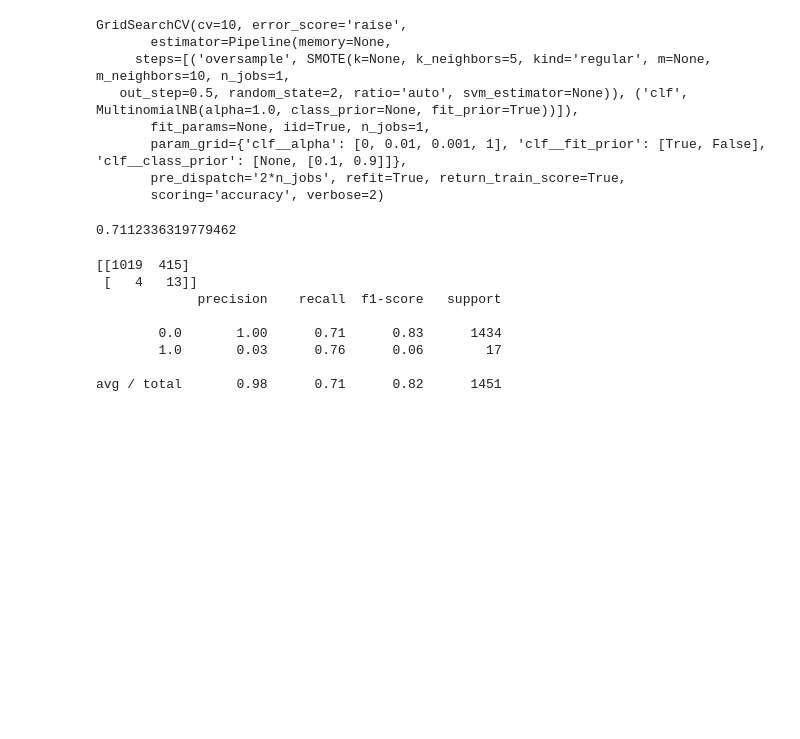
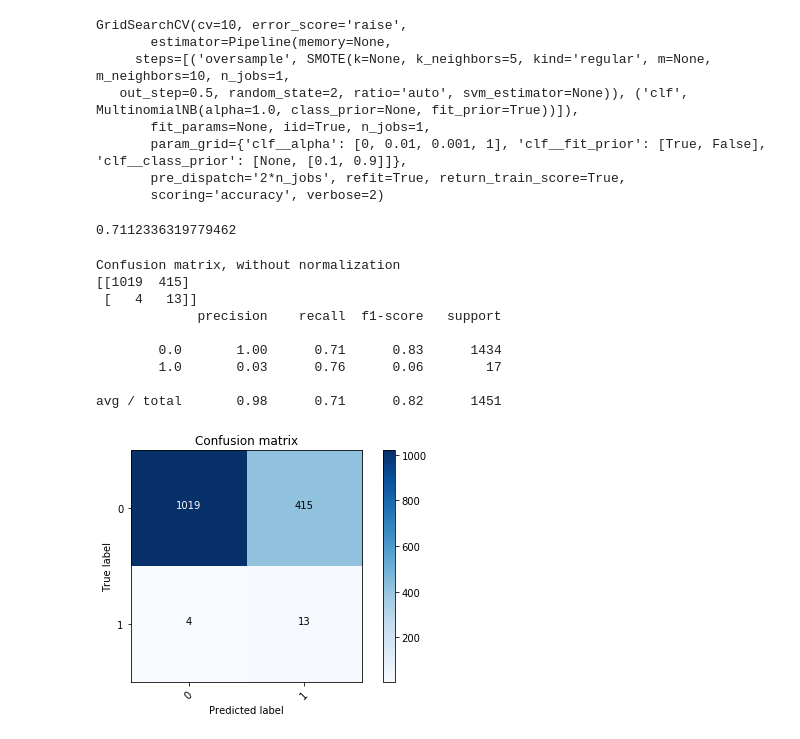
Before and after one commit to aulorbe/Food-Deserts-The-Human-Factor, a Jupyter notebook: Models.ipynb, the cells around one changed output. Drawn from its saved outputs; the diff is of its cells as text; code cells hidden in the pictures; blank space fills up the shorter version.

```diff
--- a/Models.ipynb
+++ b/Models.ipynb
@@ -658,14 +696,16 @@ gs_nb.score(X, y)
 # %%
 nb_preds = gs_nb.predict(X)
 # %%
-print(confusion_matrix(y, nb_preds))
+plot_confusion_matrix(confusion_matrix(y, nb_preds), classes=[0,1])
 print(classification_report(y, nb_preds))
 # %% [output]
+Confusion matrix, without normalization
 [[1019  415]
  [   4   13]]
              precision    recall  f1-score   support
 
         0.0       1.00      0.71      0.83      1434
         1.0       0.03      0.76      0.06        17
 
 avg / total       0.98      0.71      0.82      1451
+[figure, added]
```
Also changed, not shown: parts of 12 cells of this notebook.
